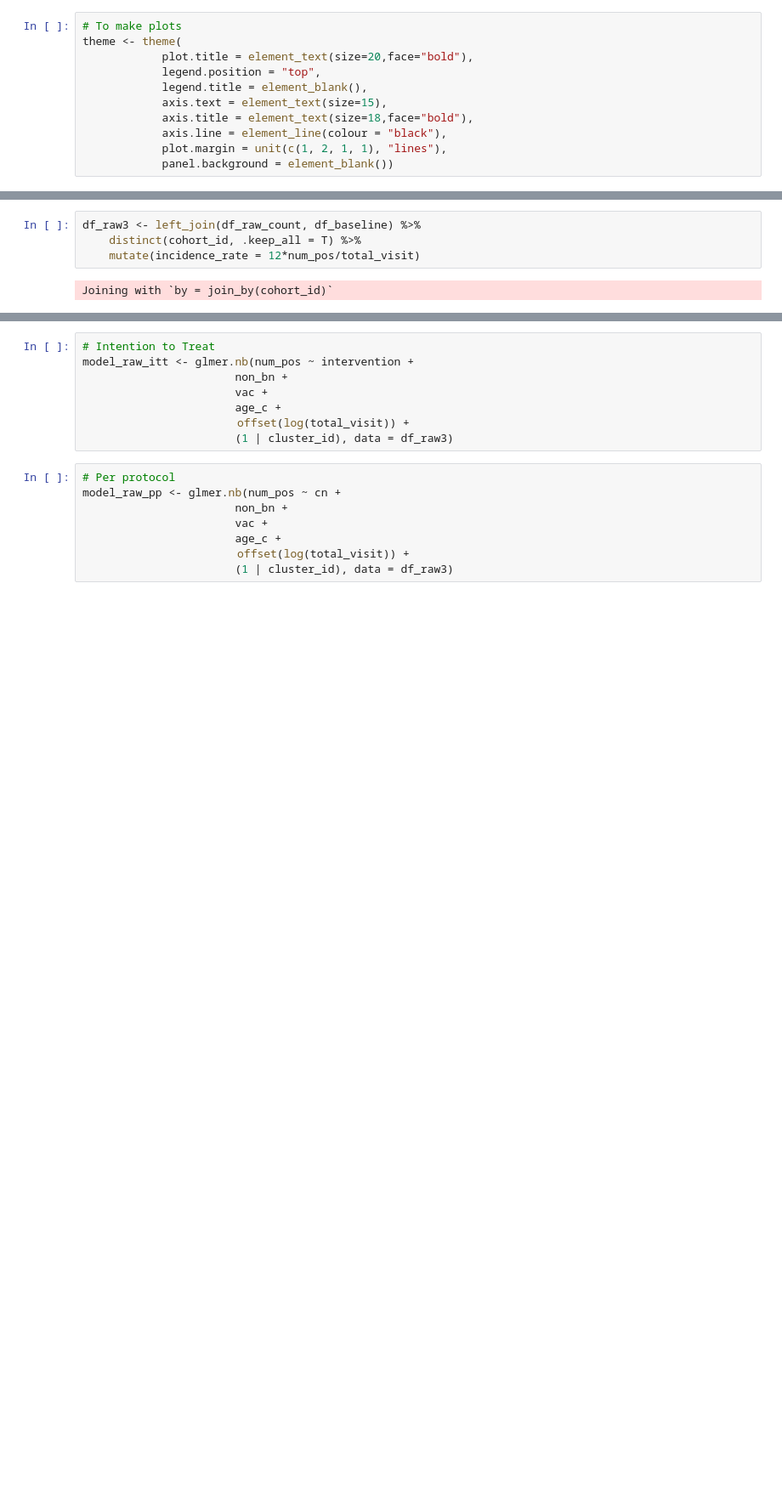
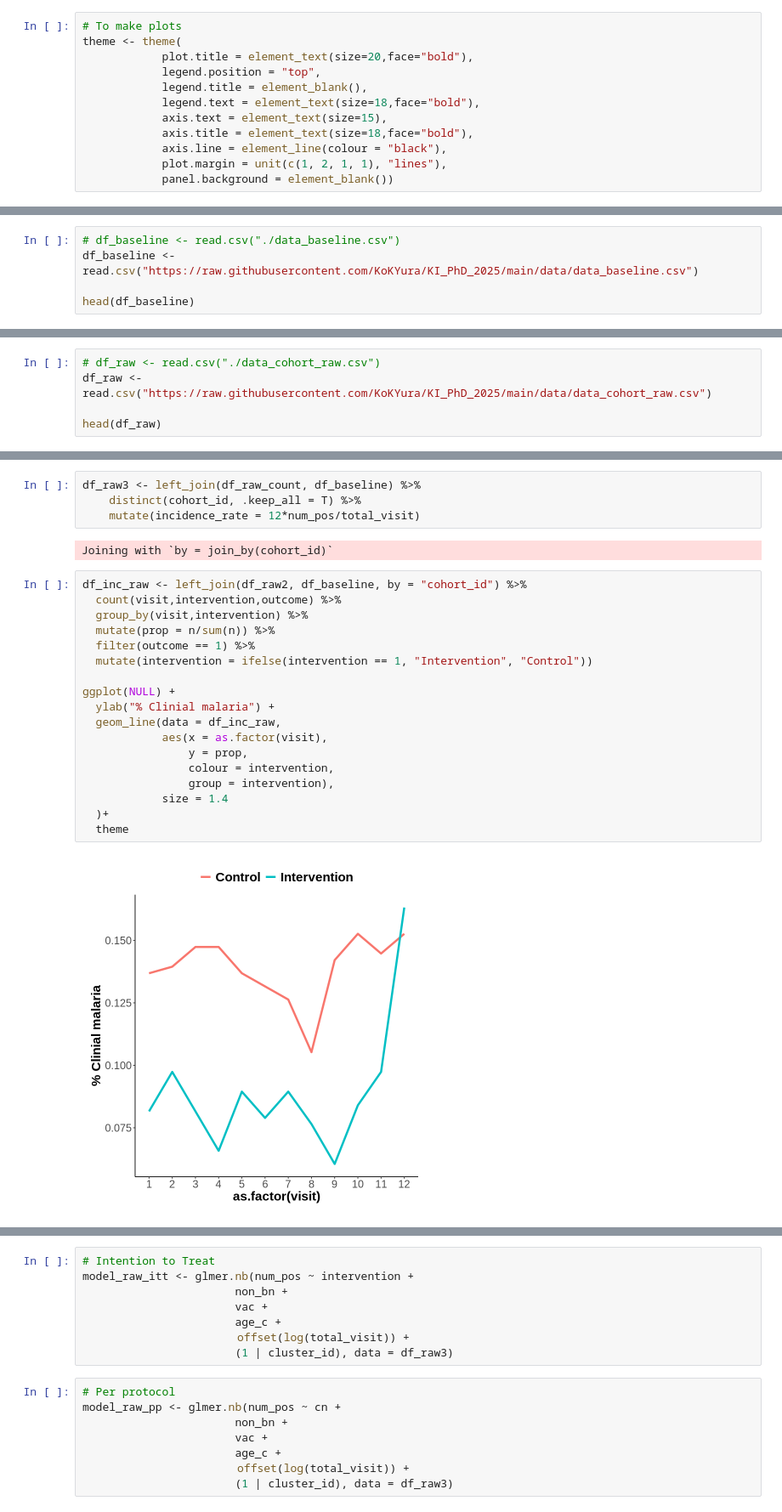
Before and after one commit to KoKYura/KI_PhD_2025, a Jupyter notebook: ki_workshop.ipynb, the cells around one changed output, grey strips where cells are left out. Shown at 85% size. Drawn from its saved outputs; the diff is of its cells as text; blank space fills up the shorter version.

```diff
--- a/ki_workshop.ipynb
+++ b/ki_workshop.ipynb
@@ -35,6 +25,7 @@ theme <- theme(
             plot.title = element_text(size=20,face="bold"),
             legend.position = "top",
             legend.title = element_blank(),
+            legend.text = element_text(size=18,face="bold"),
             axis.text = element_text(size=15),
             axis.title = element_text(size=18,face="bold"),
             axis.line = element_line(colour = "black"),
@@ -186,0 +166,5 @@ A data.frame: 6 × 10
+# %%
+# df_baseline <- read.csv("./data_baseline.csv")
+df_baseline <- read.csv("https://raw.githubusercontent.com/KoKYura/KI_PhD_2025/main/data/data_baseline.csv")
+
+head(df_baseline)
@@ -332,0 +346,5 @@ A data.frame: 9095 × 8
+# %%
+# df_raw <- read.csv("./data_cohort_raw.csv")
+df_raw <- read.csv("https://raw.githubusercontent.com/KoKYura/KI_PhD_2025/main/data/data_cohort_raw.csv")
+
+head(df_raw)
@@ -376,3 +394,23 @@ df_raw3 <- left_join(df_raw_count, df_baseline) %>%
     mutate(incidence_rate = 12*num_pos/total_visit)
 # %% [output]
 Joining with `by = join_by(cohort_id)`
+# %%
+df_inc_raw <- left_join(df_raw2, df_baseline, by = "cohort_id") %>%
+  count(visit,intervention,outcome) %>%
+  group_by(visit,intervention) %>%
+  mutate(prop = n/sum(n)) %>%
+  filter(outcome == 1) %>%
+  mutate(intervention = ifelse(intervention == 1, "Intervention", "Control"))
+
+ggplot(NULL) +
+  ylab("% Clinial malaria") +
+  geom_line(data = df_inc_raw,
+            aes(x = as.factor(visit),
+                y = prop,
+                colour = intervention,
+                group = intervention),
+            size = 1.4
+  )+
+  theme
+# %% [output]
+[figure, added]
```
Also changed, not shown: parts of 21 cells of this notebook.
